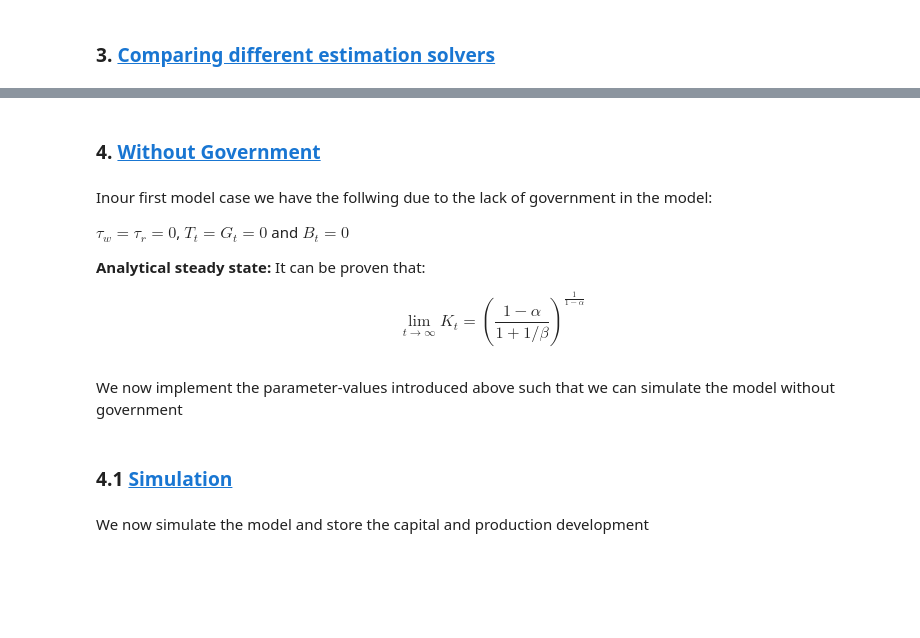
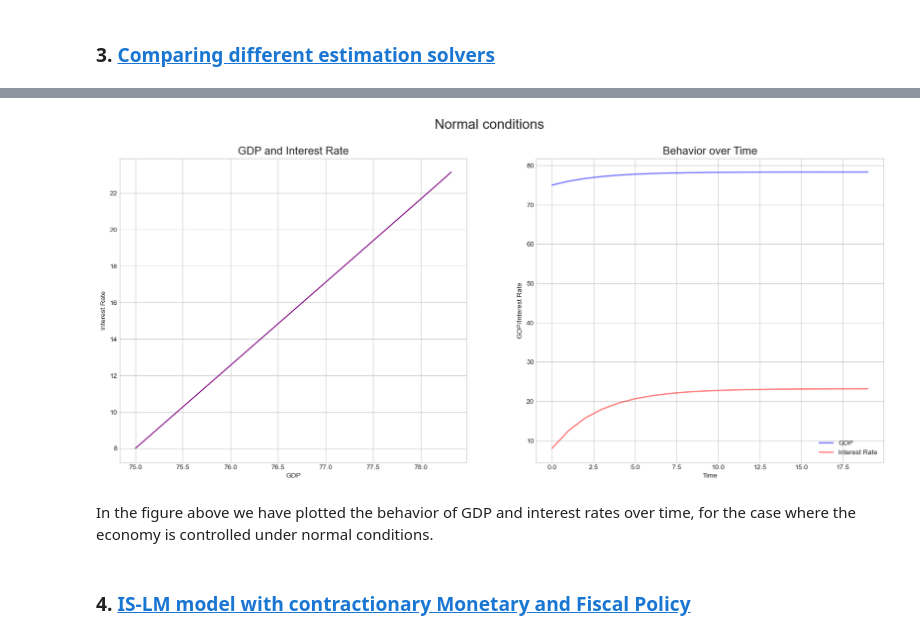
Before and after one commit to NumEconCopenhagen/projects-2023-siuuu, a Jupyter notebook: modelproject/IS-LMModelproject.ipynb, the cells around one changed output, grey strips where cells are left out. Drawn from its saved outputs; the diff is of its cells as text; code cells hidden in the pictures; blank space fills up the shorter version.

```diff
--- a/modelproject/IS-LMModelproject.ipynb
+++ b/modelproject/IS-LMModelproject.ipynb
@@ -231,12 +218,25 @@ NameError: name 'np' is not defined
+# %%
+def graph(GDP, interest_rate, t, case):
+    fig, ax = plt.subplots(nrows=1, ncols=2, figsize=(20, 8))
+    plt.suptitle(case, fontsize=20)
+
+    ax[0].plot(GDP, interest_rate, color='purple')
+    ax[0].set_title('GDP and Interest Rate', fontsize=16)
+    ax[0].set_xlabel('GDP')
+    ax[0].set_ylabel('Interest Rate')
+
+    ax[1].plot(t, GDP, color='blue', alpha=0.5, lw=2, label='GDP')
+    ax[1].plot(t, interest_rate, color='red', alpha=0.5, lw=2, label='Interest Rate')
+    ax[1].set_title('Behavior over Time', fontsize=16)
+    ax[1].set_xlabel('Time')
+    ax[1].set_ylabel('GDP/Interest Rate')
+    ax[1].legend()
+    plt.show()
+
+graph(GDP_odeint, interest_rate_odeint, t, 'Normal conditions')
+# %% [output]
+[figure, added]
+# %% [markdown]
+In the figure above we have plotted the behavior of GDP and interest rates over time, for the case where the economy is controlled under normal conditions.
 # %% [markdown]
-### 4. <a id='toc4_'></a>[Without Government](#toc4_)
+### 4. <a id='toc4_'></a>[IS-LM model with contractionary Monetary and Fiscal Policy](#toc4_)
-# %% [markdown]
-Inour first model case we have the follwing due to the lack of government in the model:
-
-$\tau_w=\tau_r=0$, $T_t = G_t = 0$ and $B_t = 0$
-
-**Analytical steady state:** It can be proven that:
-
-$$ \lim_{t\rightarrow\infty} K_t = \left(\frac{1-\alpha}{1+1/\beta}\right)^{\frac{1}{1-\alpha}} $$
-# %% [markdown]
-We now implement the parameter-values introduced above such that we can simulate the model without government
@@ -256,4 +242,0 @@ K_ss_1 = ((1-par.alpha)/((1+1.0/par.beta)))**(1/(1-par.alpha))
-# %% [markdown]
-### 4.1 <a id='toc4_1_'></a>[Simulation ](#toc4_1_)
-# %% [markdown]
-We now simulate the model and store the capital and production development
```
Also changed, not shown: parts of 23 cells of this notebook.
